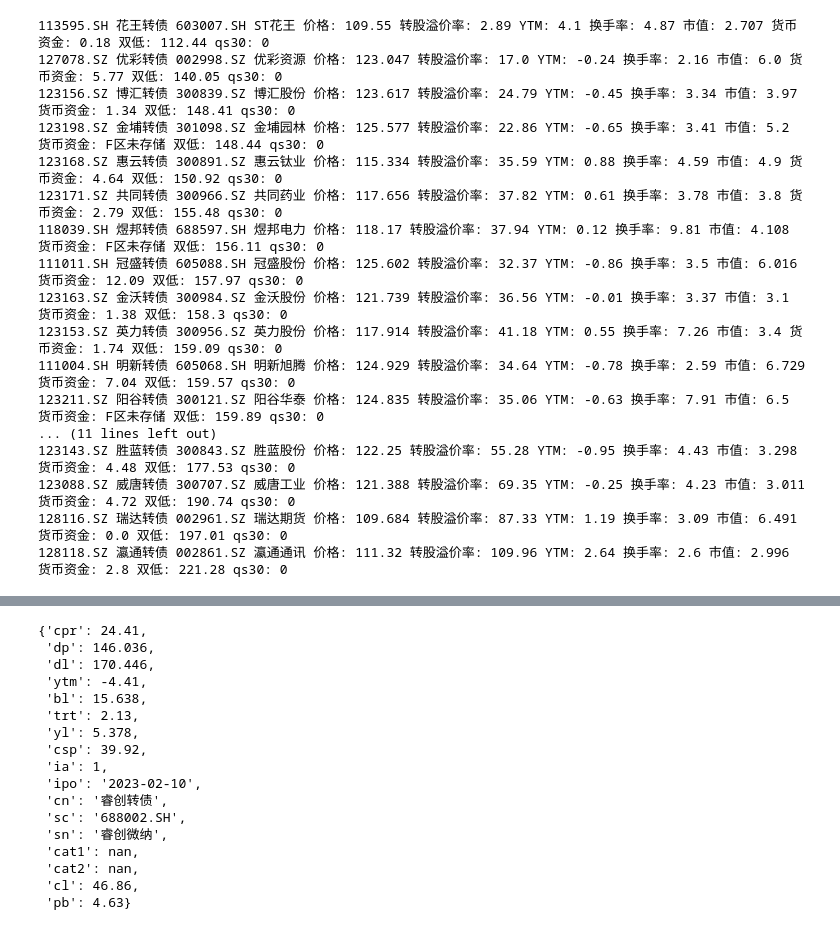
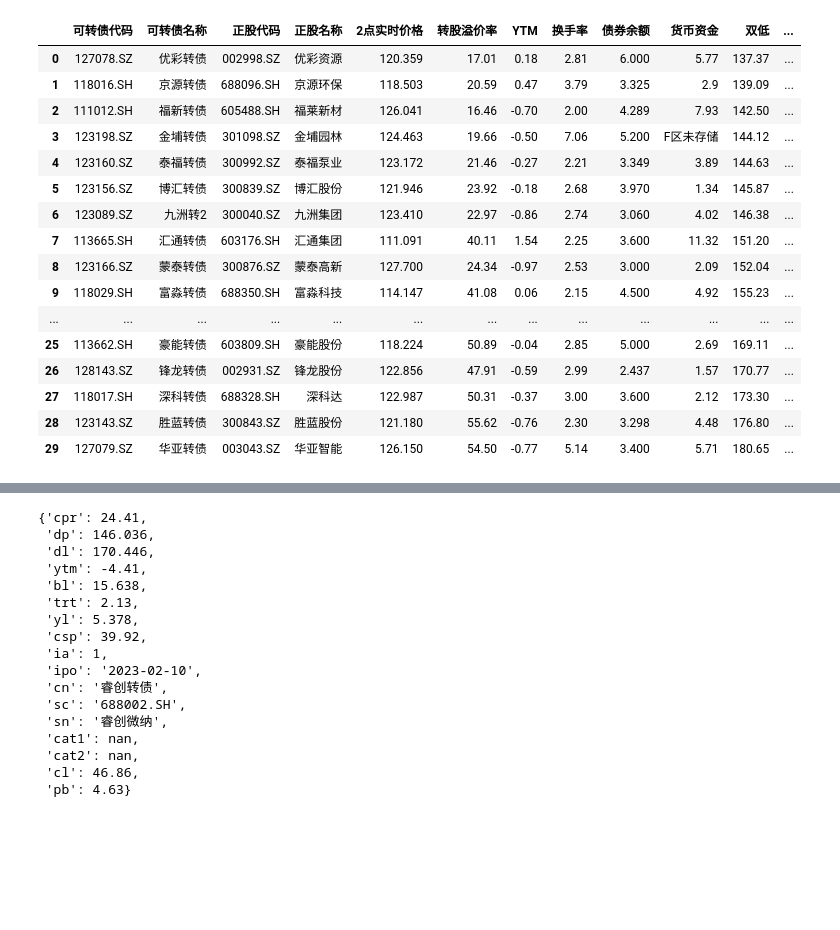
Before and after one commit to Big-ZhangCG/DB_FROM_20230811, a Jupyter notebook: daily/display.ipynb, the cells around one changed output, grey strips where cells are left out. Drawn from its saved outputs; the diff is of its cells as text; code cells hidden in the pictures; blank space fills up the shorter version.

```diff
--- a/daily/display.ipynb
+++ b/daily/display.ipynb
@@ -164,11 +164,6 @@ select = list(DCBS[td].keys())
 # flt_cd = [['lp', 0.5], ['dp', 100, 130], ['bl',0, 3], ['cpr', -999, 50]]
 
 
-
-# 低价，周一
-flt_cd = [['lp', 0.5], ['dp', 110, 130], ['bl',0, 3], ['cpr', -999, 50]]
-
-
 # 小市值3双低5，周三
 flt_cd = [['dp', 100, 130], ['bl',0, 3]]
 
@@ -176,9 +171,11 @@ flt_cd = [['dp', 100, 130], ['bl',0, 3]]
 # 高ytm，周三
 flt_cd = [['dp',100,130],['ytm', 0.5, 999], ['bl', 0, 7], ['trt',2,10]]
 
+# 低价，周一
+flt_cd = [['lp', 0.5], ['dp', 110, 130], ['bl',0, 3], ['cpr', -999, 50]]
 
 # 双低5叠加/区间双低3叠加,实盘，这个策略是可以更改['dp',100,130]里面的参数的，周二
-flt_cd = [['dp',100,130],['ytm', -1, 999], ['bl', 0, 7], ['trt',2,10]]
+flt_cd = [['dp',110,130],['ytm', -1, 999], ['bl', 0, 7], ['trt',2,10]]
 
 
 for fcd in flt_cd:
@@ -186,55 +183,55 @@ for fcd in flt_cd:
     select = select_condition(select, td, fcd)
 
 
+# 按照高ytm排序，用于高ytm策略的排序
+rk_cd = [['ytm', 20, 'd']]
+
 # 低价，用于低价策略排序
 rk_cd = [['lp', 30, 'a']]
-
-# 按照高ytm排序，用于高ytm策略的排序
-rk_cd = [['ytm', 20, 'd']]
 
 # 按照双低排序，用于小市值3双低5策略、双低5叠加/区间双低3叠加等三个策略排序
 rk_cd = [['dl', 30, 'a']]
 
-
 codes = rank(select, td, rk_cd[0][0], rk_cd[0][1], rk_cd[0][2])
 # %%
 output_information = []
+
+# 改用display方法输出dataframe，显示效果更佳
 
 for r in codes:
 
     last_day = list(sorted(DTBS['A'][r].keys()))[-1]
 
     # 这里的修改是由于在F区可能并没有存储某些新上市转债的信息，F区的季度信息只有2023-03
     if DTBS['B'][r]['sc'] not in DTBS['F'].keys():
-        print(r, DCBS[td][r]['cn'], DCBS[td][r]['sc'],  DCBS[td][r]['sn'], "价格:", DCBS[td][r]['dp'],  "转股溢价率:", DCBS[td][r]['cpr'], "YTM:", DCBS[td][r]['ytm'],"换手率:", DCBS[td][r]['trt'], '市值:',  DCBS[td][r]['bl'], '货币资金:',  'F区未存储', '双低:', round(DCBS[td][r]['dl'],2), 'qs30:',DTBS['A'][r][last_day]['qs30'])
+        # print(r, DCBS[td][r]['cn'], DCBS[td][r]['sc'],  DCBS[td][r]['sn'], "价格:", DCBS[td][r]['dp'],  "转股溢价率:", DCBS[td][r]['cpr'], "YTM:", DCBS[td][r]['ytm'],"换手率:", DCBS[td][r]['trt'], '市值:',  DCBS[td][r]['bl'], '货币资金:',  'F区未存储', '双低:', round(DCBS[td][r]['dl'],2), 'qs30:',DTBS['A'][r][last_day]['qs30'],'风险提示:',DTBS['B'][r].get('risk_warning','无'))
+        output_information.append([r, DCBS[td][r]['cn'], DCBS[td][r]['sc'],  DCBS[td][r]['sn'], DCBS[td][r]['dp'], DCBS[td][r]['cpr'],DCBS[td][r]['ytm'],DCBS[td][r]['trt'],DCBS[td][r]['bl'],'F区未存储', round(DCBS[td][r]['dl'],2),DTBS['A'][r][last_day]['qs30'], DTBS['B'][r].get('risk_warning','无')])
+    else:
+        # print(r, DCBS[td][r]['cn'], DCBS[td][r]['sc'],  DCBS[td][r]['sn'], "价格:", DCBS[td][r]['dp'],  "转股溢价率:", DCBS[td][r]['cpr'], "YTM:", DCBS[td][r]['ytm'],"换手率:", DCBS[td][r]['trt'], '市值:',  DCBS[td][r]['bl'], '货币资金:',  round(DTBS['F'][DTBS['B'][r]['sc']]['2023-03']['hb'],2), '双低:', round(DCBS[td][r]['dl'],2), 'qs30:',DTBS['A'][r][last_day]['qs30'],'风险提示:',DTBS['B'][r].get('risk_warning','无'))
+        output_information.append([r, DCBS[td][r]['cn'], DCBS[td][r]['sc'],  DCBS[td][r]['sn'], DCBS[td][r]['dp'], DCBS[td][r]['cpr'],DCBS[td][r]['ytm'],DCBS[td][r]['trt'],DCBS[td][r]['bl'],round(DTBS['F'][DTBS['B'][r]['sc']]['2023-03']['hb'],2), round(DCBS[td][r]['dl'],2),DTBS['A'][r][last_day]['qs30'], DTBS['B'][r].get('risk_warning','无')])
 
-        output_information.append([r, DCBS[td][r]['cn'], DCBS[td][r]['sc'],  DCBS[td][r]['sn'], DCBS[td][r]['dp'], DCBS[td][r]['cpr'],DCBS[td][r]['ytm'],DCBS[td][r]['trt'],DCBS[td][r]['bl'],'F区未存储', round(DCBS[td][r]['dl'],2),DTBS['A'][r][last_day]['qs30']])
+output_df = pd.DataFrame(output_information,columns=['可转债代码','可转债名称','正股代码','正股名称','2点实时价格','转股溢价率','YTM','换手率','债券余额','货币资金','双低','qs30','风险提示'])
 
-    else:
-        print(r, DCBS[td][r]['cn'], DCBS[td][r]['sc'],  DCBS[td][r]['sn'], "价格:", DCBS[td][r]['dp'],  "转股溢价率:", DCBS[td][r]['cpr'], "YTM:", DCBS[td][r]['ytm'],"换手率:", DCBS[td][r]['trt'], '市值:',  DCBS[td][r]['bl'], '货币资金:',  round(DTBS['F'][DTBS['B'][r]['sc']]['2023-03']['hb'],2), '双低:', round(DCBS[td][r]['dl'],2), 'qs30:',DTBS['A'][r][last_day]['qs30'])
-
-        output_information.append([r, DCBS[td][r]['cn'], DCBS[td][r]['sc'],  DCBS[td][r]['sn'], DCBS[td][r]['dp'], DCBS[td][r]['cpr'],DCBS[td][r]['ytm'],DCBS[td][r]['trt'],DCBS[td][r]['bl'],round(DTBS['F'][DTBS['B'][r]['sc']]['2023-03']['hb'],2), round(DCBS[td][r]['dl'],2),DTBS['A'][r][last_day]['qs30']])
-
-output_df = pd.DataFrame(output_information,columns=['可转债代码','可转债名称','正股代码','正股名称','2点实时价格','转股溢价率','YTM','换手率','债券余额','货币资金','双低','qs30'])
-output_df.to_excel('..\\每日2点实时换仓.xlsx',index=False)
+# 显示
+display(output_df)
 # %% [output]
-113595.SH 花王转债 603007.SH ST花王 价格: 109.55 转股溢价率: 2.89 YTM: 4.1 换手率: 4.87 市值: 2.707 货币资金: 0.18 双低: 112.44 qs30: 0
-127078.SZ 优彩转债 002998.SZ 优彩资源 价格: 123.047 转股溢价率: 17.0 YTM: -0.24 换手率: 2.16 市值: 6.0 货币资金: 5.77 双低: 140.05 qs30: 0
-123156.SZ 博汇转债 300839.SZ 博汇股份 价格: 123.617 转股溢价率: 24.79 YTM: -0.45 换手率: 3.34 市值: 3.97 货币资金: 1.34 双低: 148.41 qs30: 0
-123198.SZ 金埔转债 301098.SZ 金埔园林 价格: 125.577 转股溢价率: 22.86 YTM: -0.65 换手率: 3.41 市值: 5.2 货币资金: F区未存储 双低: 148.44 qs30: 0
-123168.SZ 惠云转债 300891.SZ 惠云钛业 价格: 115.334 转股溢价率: 35.59 YTM: 0.88 换手率: 4.59 市值: 4.9 货币资金: 4.64 双低: 150.92 qs30: 0
-123171.SZ 共同转债 300966.SZ 共同药业 价格: 117.656 转股溢价率: 37.82 YTM: 0.61 换手率: 3.78 市值: 3.8 货币资金: 2.79 双低: 155.48 qs30: 0
-118039.SH 煜邦转债 688597.SH 煜邦电力 价格: 118.17 转股溢价率: 37.94 YTM: 0.12 换手率: 9.81 市值: 4.108 货币资金: F区未存储 双低: 156.11 qs30: 0
-111011.SH 冠盛转债 605088.SH 冠盛股份 价格: 125.602 转股溢价率: 32.37 YTM: -0.86 换手率: 3.5 市值: 6.016 货币资金: 12.09 双低: 157.97 qs30: 0
-123163.SZ 金沃转债 300984.SZ 金沃股份 价格: 121.739 转股溢价率: 36.56 YTM: -0.01 换手率: 3.37 市值: 3.1 货币资金: 1.38 双低: 158.3 qs30: 0
-123153.SZ 英力转债 300956.SZ 英力股份 价格: 117.914 转股溢价率: 41.18 YTM: 0.55 换手率: 7.26 市值: 3.4 货币资金: 1.74 双低: 159.09 qs30: 0
-111004.SH 明新转债 605068.SH 明新旭腾 价格: 124.929 转股溢价率: 34.64 YTM: -0.78 换手率: 2.59 市值: 6.729 货币资金: 7.04 双低: 159.57 qs30: 0
-123211.SZ 阳谷转债 300121.SZ 阳谷华泰 价格: 124.835 转股溢价率: 35.06 YTM: -0.63 换手率: 7.91 市值: 6.5 货币资金: F区未存储 双低: 159.89 qs30: 0
-... (11 lines left out)
-123143.SZ 胜蓝转债 300843.SZ 胜蓝股份 价格: 122.25 转股溢价率: 55.28 YTM: -0.95 换手率: 4.43 市值: 3.298 货币资金: 4.48 双低: 177.53 qs30: 0
-123088.SZ 威唐转债 300707.SZ 威唐工业 价格: 121.388 转股溢价率: 69.35 YTM: -0.25 换手率: 4.23 市值: 3.011 货币资金: 4.72 双低: 190.74 qs30: 0
-128116.SZ 瑞达转债 002961.SZ 瑞达期货 价格: 109.684 转股溢价率: 87.33 YTM: 1.19 换手率: 3.09 市值: 6.491 货币资金: 0.0 双低: 197.01 qs30: 0
-128118.SZ 瀛通转债 002861.SZ 瀛通通讯 价格: 111.32 转股溢价率: 109.96 YTM: 2.64 换手率: 2.6 市值: 2.996 货币资金: 2.8 双低: 221.28 qs30: 0
+|  | 可转债代码 | 可转债名称 | 正股代码 | 正股名称 | 2点实时价格 | 转股溢价率 | YTM | 换手率 | 债券余额 | 货币资金 | 双低 | ... |
+| 0 | 127078.SZ | 优彩转债 | 002998.SZ | 优彩资源 | 120.359 | 17.01 | 0.18 | 2.81 | 6.000 | 5.77 | 137.37 | ... |
+| 1 | 118016.SH | 京源转债 | 688096.SH | 京源环保 | 118.503 | 20.59 | 0.47 | 3.79 | 3.325 | 2.9 | 139.09 | ... |
+| 2 | 111012.SH | 福新转债 | 605488.SH | 福莱新材 | 126.041 | 16.46 | -0.70 | 2.00 | 4.289 | 7.93 | 142.50 | ... |
+| 3 | 123198.SZ | 金埔转债 | 301098.SZ | 金埔园林 | 124.463 | 19.66 | -0.50 | 7.06 | 5.200 | F区未存储 | 144.12 | ... |
+| 4 | 123160.SZ | 泰福转债 | 300992.SZ | 泰福泵业 | 123.172 | 21.46 | -0.27 | 2.21 | 3.349 | 3.89 | 144.63 | ... |
+| 5 | 123156.SZ | 博汇转债 | 300839.SZ | 博汇股份 | 121.946 | 23.92 | -0.18 | 2.68 | 3.970 | 1.34 | 145.87 | ... |
+| 6 | 123089.SZ | 九洲转2 | 300040.SZ | 九洲集团 | 123.410 | 22.97 | -0.86 | 2.74 | 3.060 | 4.02 | 146.38 | ... |
+| 7 | 113665.SH | 汇通转债 | 603176.SH | 汇通集团 | 111.091 | 40.11 | 1.54 | 2.25 | 3.600 | 11.32 | 151.20 | ... |
+| 8 | 123166.SZ | 蒙泰转债 | 300876.SZ | 蒙泰高新 | 127.700 | 24.34 | -0.97 | 2.53 | 3.000 | 2.09 | 152.04 | ... |
+| 9 | 118029.SH | 富淼转债 | 688350.SH | 富淼科技 | 114.147 | 41.08 | 0.06 | 2.15 | 4.500 | 4.92 | 155.23 | ... |
+| ... | ... | ... | ... | ... | ... | ... | ... | ... | ... | ... | ... | ... |
+| 25 | 113662.SH | 豪能转债 | 603809.SH | 豪能股份 | 118.224 | 50.89 | -0.04 | 2.85 | 5.000 | 2.69 | 169.11 | ... |
+| 26 | 128143.SZ | 锋龙转债 | 002931.SZ | 锋龙股份 | 122.856 | 47.91 | -0.59 | 2.99 | 2.437 | 1.57 | 170.77 | ... |
+| 27 | 118017.SH | 深科转债 | 688328.SH | 深科达 | 122.987 | 50.31 | -0.37 | 3.00 | 3.600 | 2.12 | 173.30 | ... |
+| 28 | 123143.SZ | 胜蓝转债 | 300843.SZ | 胜蓝股份 | 121.180 | 55.62 | -0.76 | 2.30 | 3.298 | 4.48 | 176.80 | ... |
+| 29 | 127079.SZ | 华亚转债 | 003043.SZ | 华亚智能 | 126.150 | 54.50 | -0.77 | 5.14 | 3.400 | 5.71 | 180.65 | ... |
 # %%
 # 寻找双低、价格分位点
 td = list(DCBS.keys())[-1]
```
Also changed, not shown: parts of 2 cells of this notebook, 11 other files.
